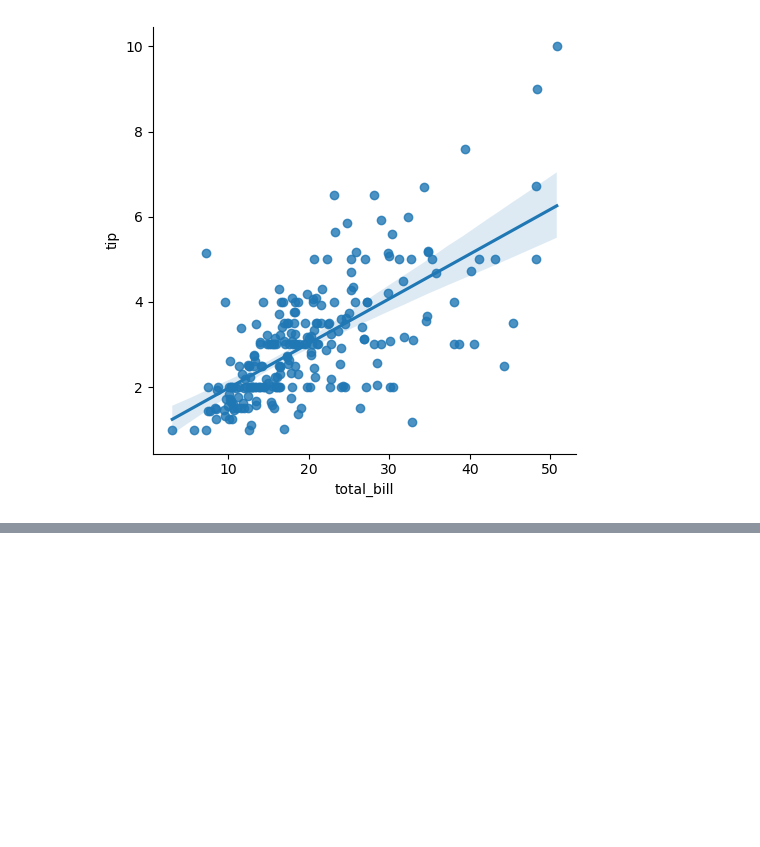
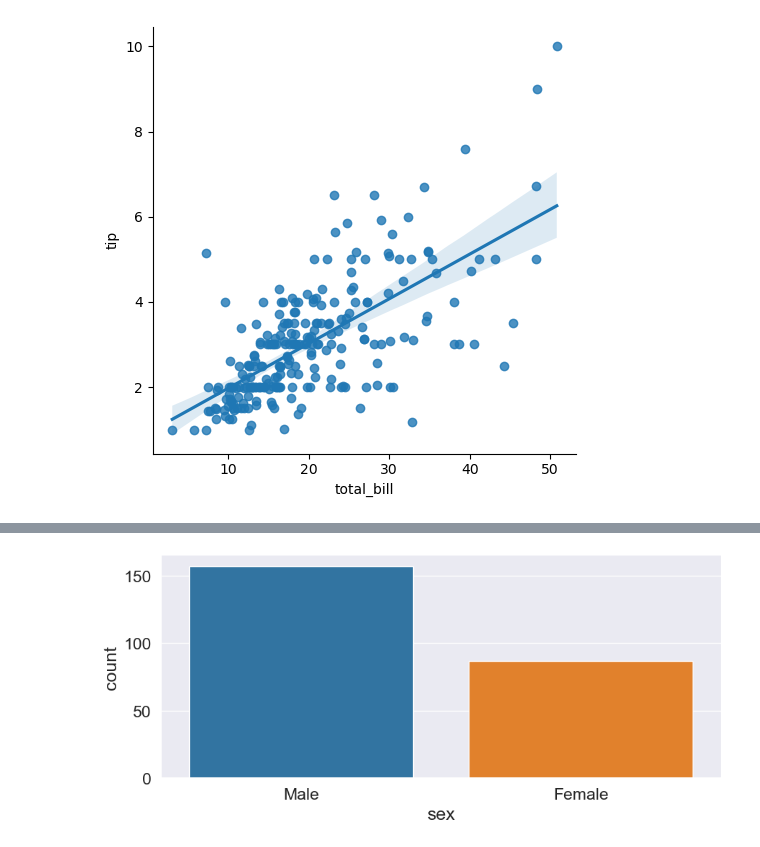
Before and after one commit to clog10/Machine-Learning, a Jupyter notebook: Seaborn/Seaborn.ipynb, the cells around one changed output, grey strips where cells are left out. Saved outputs shown, nothing was run; the diff lists cells and outputs as text; code cells hidden in the pictures; blank space fills up the shorter version.

```diff
--- a/Seaborn/Seaborn.ipynb
+++ b/Seaborn/Seaborn.ipynb
@@ -358,0 +374,8 @@ SyntaxError: invalid syntax. Perhaps you forgot a comma? (2499581802.py, line 1)
+# %%
+sns.set_context('notebook',font_scale=1.5)
+plt.figure(figsize=(10,4))
+sns.set_style('darkgrid')
+sns.countplot(x='sex', data=propinas)
+sns.despine()
+# %% [output]
+[figure, added]
```
Also changed, not shown: parts of 6 cells of this notebook.
